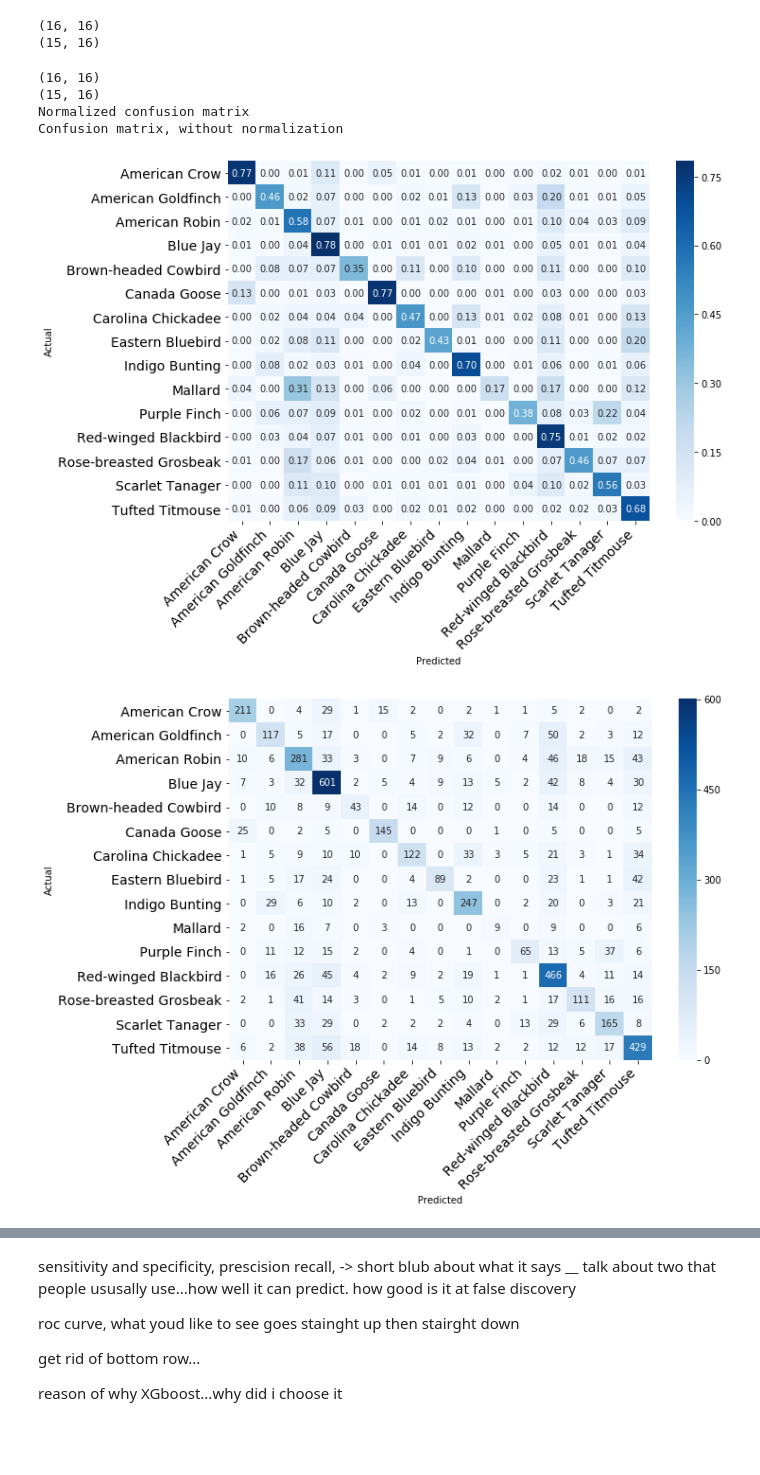
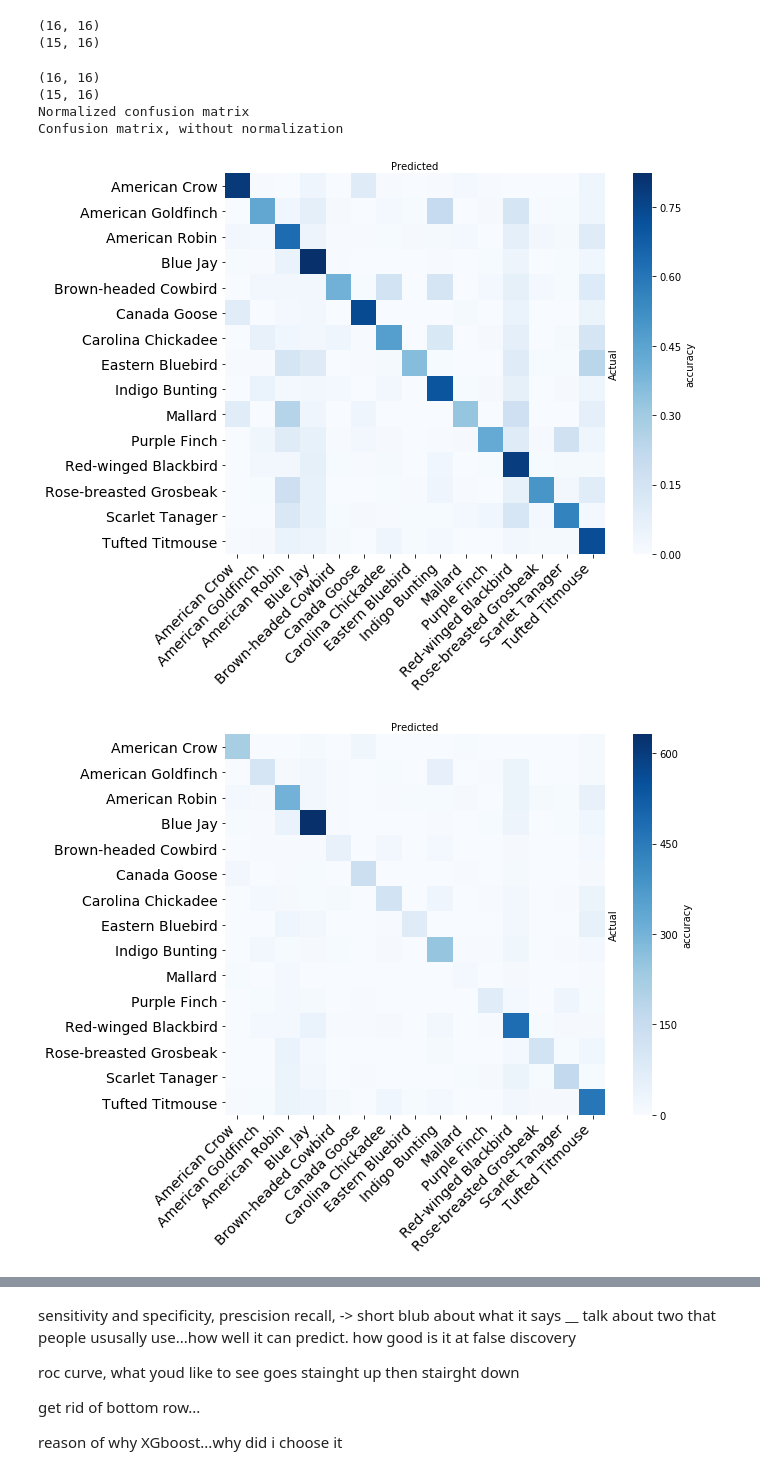
Before and after one commit to chrisseymour/birdsounder-model, a Jupyter notebook: DeployModel.ipynb, the cells around one changed output, grey strips where cells are left out. Cells and saved outputs as stored; diff of their text form; code cells hidden in the pictures; blank space fills up the shorter version.

```diff
--- a/DeployModel.ipynb
+++ b/DeployModel.ipynb
@@ -296,10 +296,11 @@ X,y = np.array(data), np.array(species_col)
 
 from sklearn.ensemble import GradientBoostingClassifier
 #recalls
+params_noBE = {'learning_rate': 0.2, 'loss': 'deviance', 'max_depth': 4, 'n_estimators': 125}
 params_recall_2_6 = {'learning_rate': 0.2, 'loss': 'deviance', 'max_depth': 4, 'n_estimators': 150}
 params_prec = {'learning_rate': 0.2, 'loss': 'deviance', 'max_depth': 4, 'n_estimators': 200} #prec hyper-tuned for v2 9_species
 params = {'learning_rate': 0.2, 'loss': 'deviance', 'max_depth': 6, 'n_estimators': 150} #params hyper-tuned for v2 (9 birds 14 features)
-cbg = GradientBoostingClassifier( **params_recall_2_6 )
+cbg = GradientBoostingClassifier( **params_noBE )# **params_recall_2_6 )
 # %%
 #loop through a series of splits to score the model and check the consistency across splits
 from sklearn.model_selection import StratifiedShuffleSplit
@@ -455,36 +480,39 @@ def print_confusion_matrix(confusion_matrix, class_names, normalize=False, figsi
 
 
     fmt = '.2f' if normalize else 'd'
 
     df_cm = pd.DataFrame(
         confusion_matrix, index=class_names, columns=class_names,
     )
     fig = plt.figure(figsize=figsize)
+    numbers = False
     try:
-        heatmap = sns.heatmap(df_cm, annot=True, fmt=fmt, cmap='Blues')
+        heatmap = sns.heatmap(df_cm, annot=numbers, fmt=fmt, cmap='Blues', square=True, cbar_kws={'label': 'accuracy'})
     except ValueError:
         raise ValueError("Confusion matrix values must be integers.")
     heatmap.yaxis.set_ticklabels(heatmap.yaxis.get_ticklabels(), rotation=0, ha='right', fontsize=fontsize)
     heatmap.xaxis.set_ticklabels(heatmap.xaxis.get_ticklabels(), rotation=45, ha='right', fontsize=fontsize)
+    heatmap.yaxis.set_label_position('right')
+    heatmap.xaxis.set_label_position('top')
     plt.ylabel('Actual')
     plt.xlabel('Predicted')
     # fix for mpl bug that cuts off top/bottom of seaborn viz
     b, t = plt.ylim() # discover the values for bottom and top
     b += 0.5 # Add 0.5 to the bottom
     t -= 0.5 # Subtract 0.5 from the top
     plt.ylim(b, t) # update the ylim(bottom, top) values
     return fig
 
 confusion_matrix = MakeConfusionMatrix( y_test, y_pred )
 print_confusion_matrix(confusion_matrix.values, confusion_matrix.columns, normalize=True);
 print_confusion_matrix(confusion_matrix.values, confusion_matrix.columns);
 # %% [output]
 (16, 16)
 (15, 16)
 Normalized confusion matrix
 Confusion matrix, without normalization
-[figure, old version]
+[figure, new version]
-[figure, old version]
+[figure, new version]
 # %%
 dfin = []
 for feat,imp in sorted( zip(data.columns, cbg.feature_importances_), key=lambda l:l[1]):#, reverse=True):
```
Also changed, not shown: parts of 9 cells of this notebook, 5 other files.
